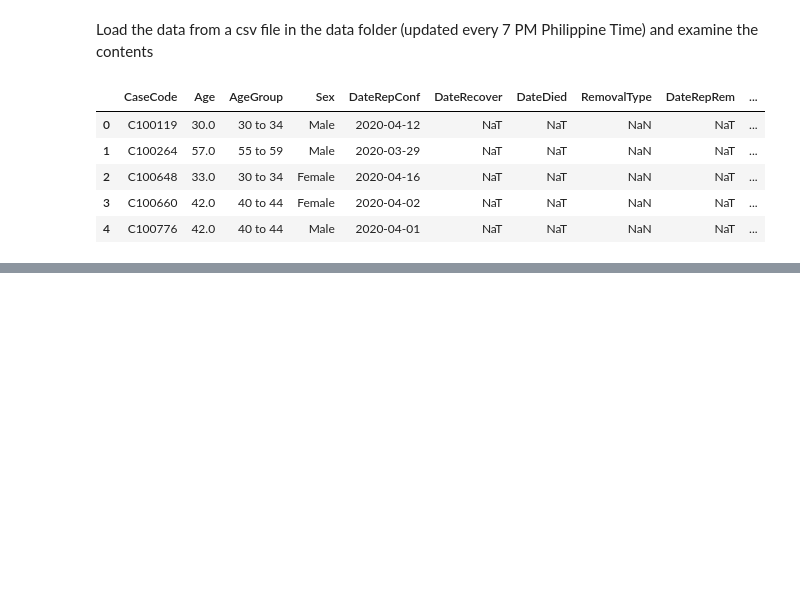
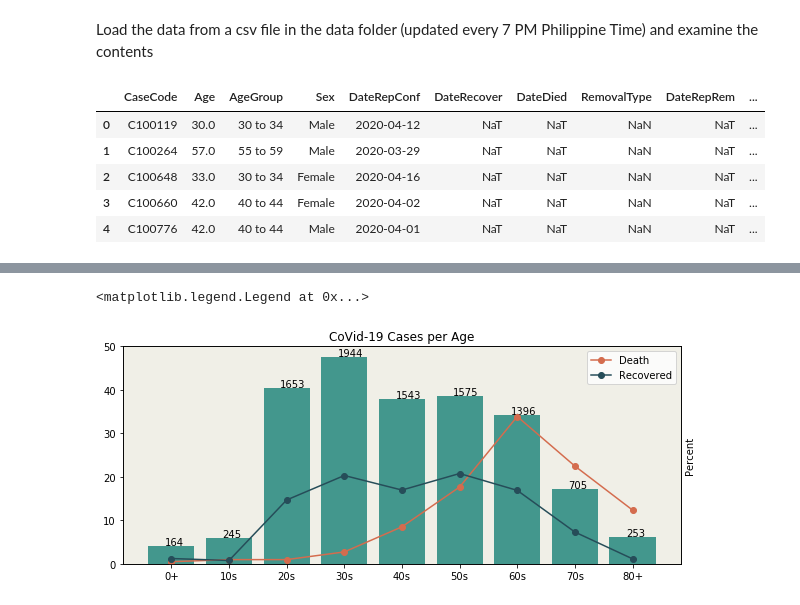
Before and after one commit to jpcajanding/Covid-19-Visualizations, a Jupyter notebook: philippines_charts.ipynb, the cells around one changed output, grey strips where cells are left out. Saved outputs shown, nothing was run; the diff lists cells and outputs as text; code cells hidden in the pictures; blank space fills up the shorter version.

```diff
--- a/philippines_charts.ipynb
+++ b/philippines_charts.ipynb
@@ -42,0 +223,6 @@ max_bars = cases_time_series.nlargest(n, ['Confirmed'])
+# %%
+case_age = confirmed_removed_group(df, 'AgeGroup', 'AgeGroup')
+target_row = case_age[case_age['AgeGroup'] == '5 to 9'].index.values
+idx = [0, target_row] + [i for i in range(1, len(case_age)) if i != target_row]
+case_age = case_age.iloc[idx].set_index('AgeGroup').fillna(0)
+case_age
@@ -42,0 +249,45 @@ max_bars = cases_time_series.nlargest(n, ['Confirmed'])
+# %%
+# plot cases per decade
+case_age_dec = (case_age + case_age.shift(-1))[:-2:2].append(case_age.iloc[-1]).reset_index()
+case_ages_labels = ['0+', '10s', '20s', '30s', '40s', '50s', '60s', '70s', '80+']
+
+fig3 = plt.figure(figsize=(10, 4))
+ax_count = plt.axes()
+plt.title('CoVid-19 Cases per Age')
+ax_count.set_facecolor('#F0EFE7')
+
+ax_count.bar(case_age_dec.index, case_age_dec['Confirmed'],
+             label='Confirmed',
+             color='#43978d')
+
+for i in range(len(case_age_dec)):
+    ax_count.annotate('%0.f' % case_age_dec['Confirmed'][i],
+                      xy=(case_age_dec.index[i], case_age_dec['Confirmed'][i]),
+                      xytext=(-6.5, 1),
+                      xycoords=('data', 'data'),
+                      textcoords='offset points',
+                      fontsize=10)
+
+ax_count.yaxis.set_visible(False)
+
+ax_percent = ax_count.twinx()
+
+ax_percent.plot(case_age_dec.index, (case_age_dec['Death']/case_age_dec['Death'].sum())*100,
+                marker='o',
+                label='Death',
+                color='#d46c4e')
+ax_percent.plot(case_age_dec.index, (case_age_dec['Recovered']/case_age_dec['Recovered'].sum())*100,
+                marker='o',
+                label='Recovered',
+                color='#264d59')
+ax_percent.set_xticks(case_age_dec.index)
+ax_percent.set_xticklabels(case_ages_labels)
+ax_percent.set_ylim(0, 50)
+ax_percent.yaxis.set_ticks_position('left')
+ax_percent.yaxis.set_major_locator(ticker.MultipleLocator(10))
+ax_percent.set_ylabel('Percent')
+ax_percent.set_xlabel('Age Group')
+plt.legend()
+# %% [output]
+<matplotlib.legend.Legend at 0x...>
+[figure, added]
```
Also changed, not shown: parts of 26 cells of this notebook.
